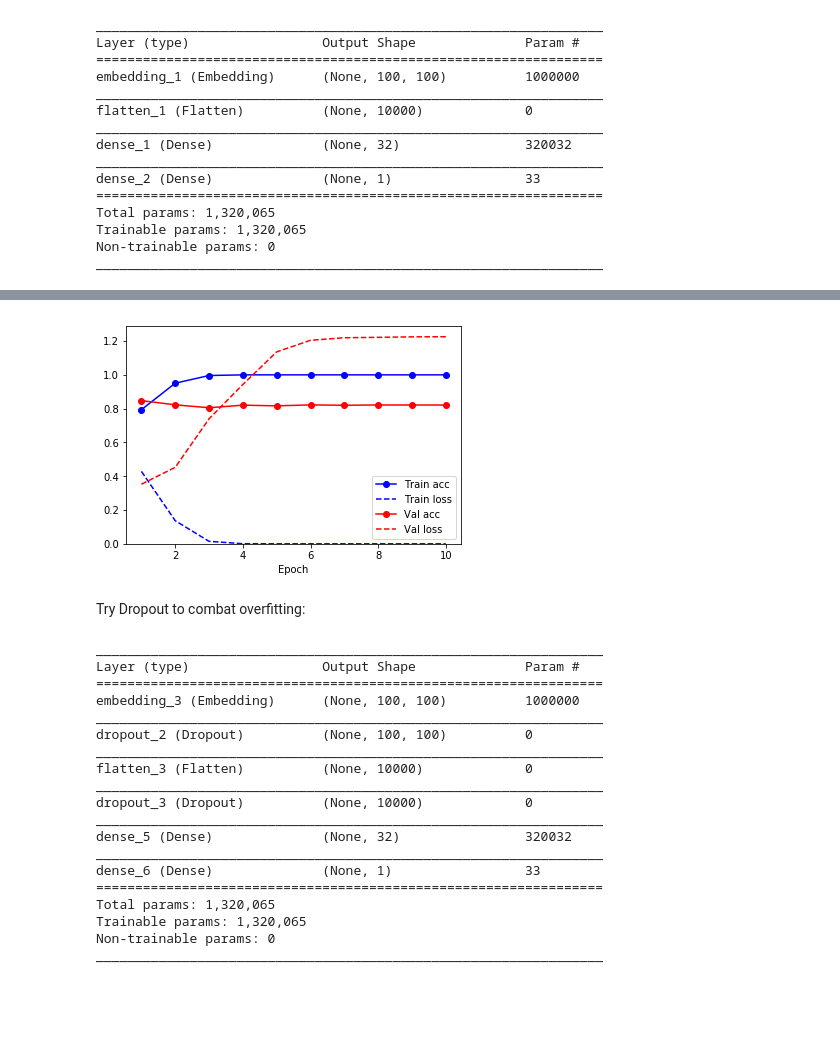
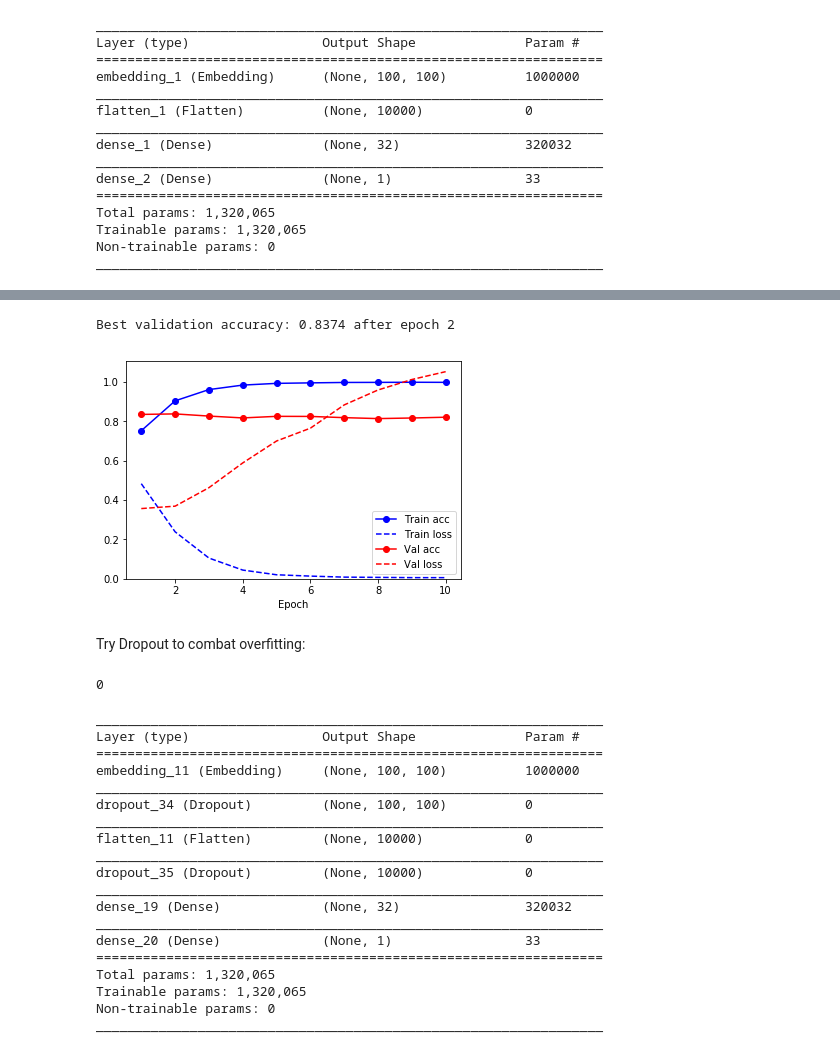
Before and after one commit to ksaaskil/machine-learning-examples, a Jupyter notebook: natural-language-processing/IMDB sentiment classification.ipynb, the cells around one changed output, grey strips where cells are left out. Drawn from its saved outputs; the diff is of its cells as text; code cells hidden in the pictures; blank space fills up the shorter version.

```diff
--- a/natural-language-processing/IMDB sentiment classification.ipynb
+++ b/natural-language-processing/IMDB sentiment classification.ipynb
@@ -110,49 +125,52 @@ Epoch 10/10
-# %%
-def print_history(history):
-    acc = history.history['acc']
-    loss = history.history['loss']
-    val_acc = history.history['val_acc']
-    val_loss = history.history['val_loss']
-
-    epochs = range(1, len(acc) + 1)
-    fig, ax = plt.subplots()
-    ax.plot(epochs, acc, 'bo-', label='Train acc')
-    ax.plot(epochs, loss, 'b--', label='Train loss')
-    ax.plot(epochs, val_acc, 'ro-', label='Val acc')
-    ax.plot(epochs, val_loss, 'r--', label='Val loss')
-    ax.set(ylim=[0, None],
-           xlabel='Epoch')
-    ax.legend()
-
-print_history(history)
-# %% [output]
-[figure, removed]
+# %%
+summarize_history(history)
+# %% [output]
+Best validation accuracy: 0.8374 after epoch 2
+[figure, added]
 # %% [markdown]
 Try Dropout to combat overfitting:
+# %%
+import keras.backend as K
+from keras.layers import Lambda
+model = Sequential()
+model.add(Dropout(rate=0.20, seed=42, input_shape=(maxlen,)))
+def cast_to_int(x):
+    return K.cast(x, dtype='int32')
+model.add(Lambda(cast_to_int))
+
+np.max(x_train - model.predict(x_train))
+# %% [output]
+0
 # %%
+def cast_to_int(x):
+    return K.cast(x, dtype='int32')
+
 model = Sequential()
+# model.add(Dropout(rate=0.20, seed=42, input_shape=(maxlen,)))
+# model.add(Lambda(cast_to_int))
 model.add(Embedding(max_words, embedding_dim, input_length=maxlen))
 model.add(Dropout(rate=0.20, noise_shape=(None, maxlen, 1), seed=42))
 model.add(Flatten())
-model.add(Dropout(rate=0.20), seed=42)
+model.add(Dropout(rate=0.20, seed=42))
 model.add(Dense(32, activation='relu'))
 model.add(Dense(1, activation='sigmoid'))
+
 model.summary()
 # %% [output]
 _________________________________________________________________
 Layer (type)                 Output Shape              Param #
 =================================================================
-embedding_3 (Embedding)      (None, 100, 100)          1000000
+embedding_11 (Embedding)     (None, 100, 100)          1000000
 _________________________________________________________________
-dropout_2 (Dropout)          (None, 100, 100)          0
+dropout_34 (Dropout)         (None, 100, 100)          0
 _________________________________________________________________
-flatten_3 (Flatten)          (None, 10000)             0
+flatten_11 (Flatten)         (None, 10000)             0
 _________________________________________________________________
-dropout_3 (Dropout)          (None, 10000)             0
+dropout_35 (Dropout)         (None, 10000)             0
 _________________________________________________________________
-dense_5 (Dense)              (None, 32)                320032
+dense_19 (Dense)             (None, 32)                320032
 _________________________________________________________________
-dense_6 (Dense)              (None, 1)                 33
+dense_20 (Dense)             (None, 1)                 33
 =================================================================
 Total params: 1,320,065
 Trainable params: 1,320,065
```
Also changed, not shown: parts of 35 cells of this notebook.
